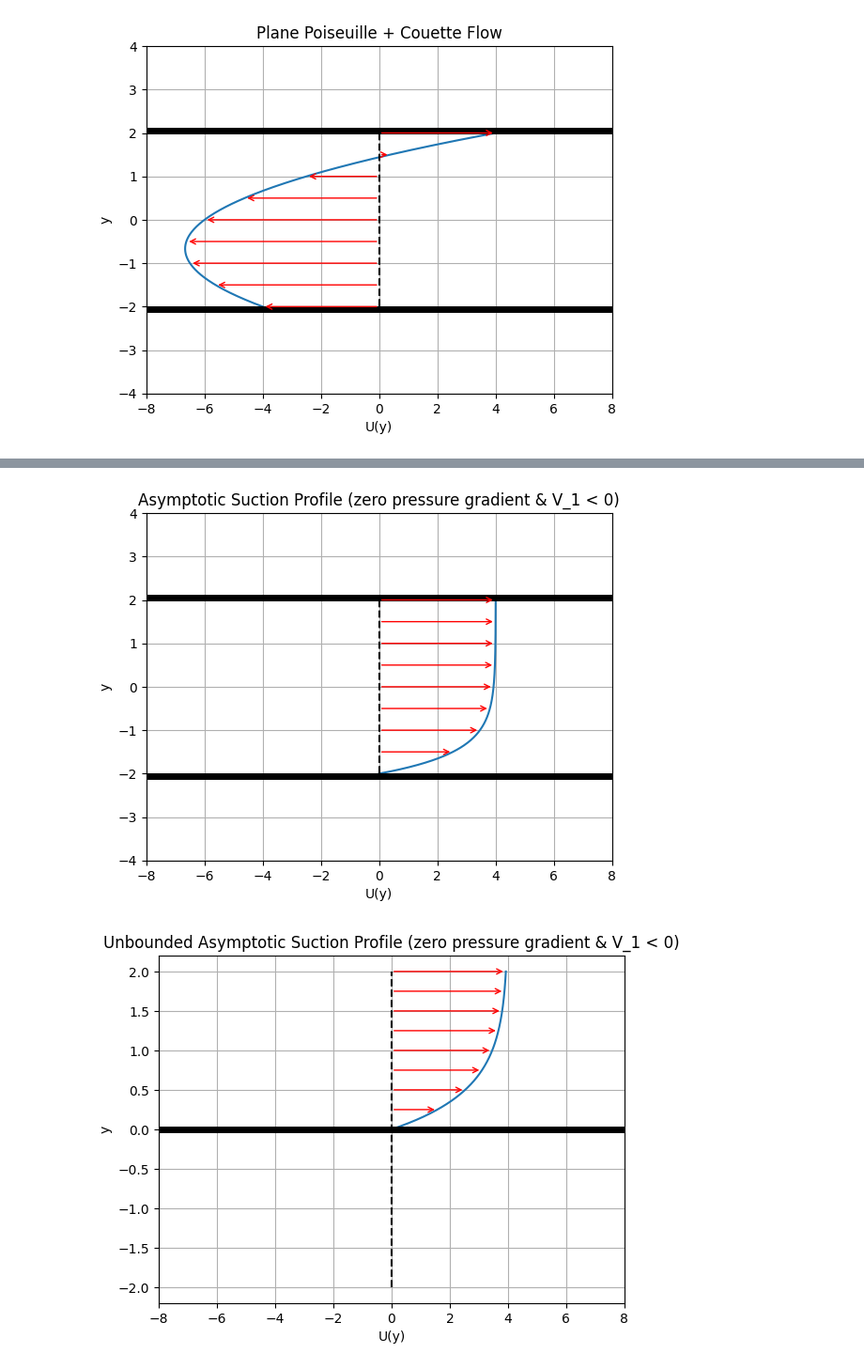
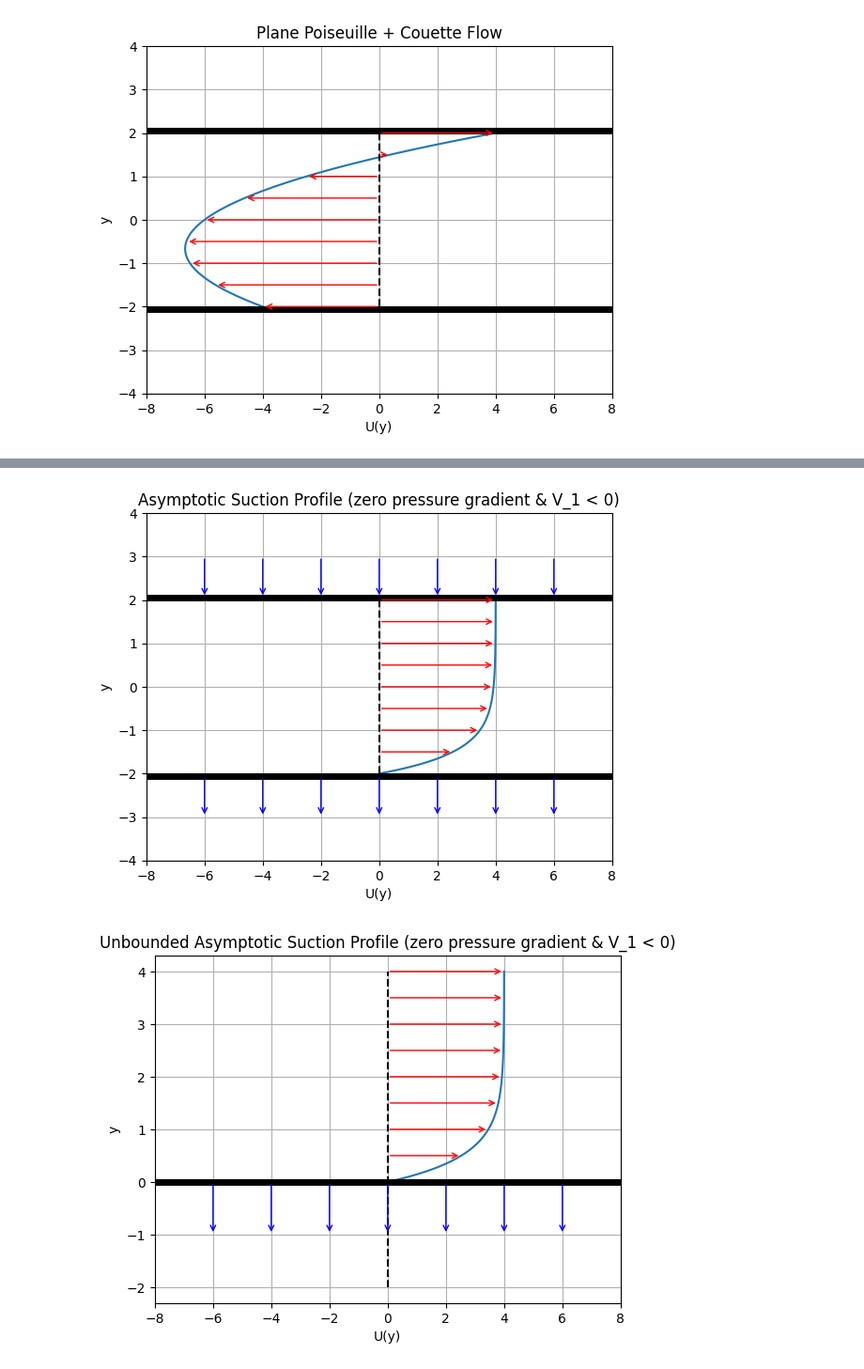
Before and after one commit to Alness5/Viscous-Fluid-Instability, a Jupyter notebook: channel_flows.ipynb, the cells around one changed output, grey strips where cells are left out. Shown at 94% size. Cells and saved outputs as stored; diff of their text form; code cells hidden in the pictures.

```diff
--- a/channel_flows.ipynb
+++ b/channel_flows.ipynb
@@ -59,12 +89,12 @@ plot_function(
 # %%
 V_1 = -2
-plot_function(
+plot_function2(
     lambda y: (V_2 / (2 * np.sinh(V_1 * L / nu))) * (np.exp(V_1 * y / nu) - np.exp(-V_1 * L / nu)),
     (-2, 2),
     title='Asymptotic Suction Profile (zero pressure gradient & V_1 < 0)'
 )
 # %% [output]
-[figure, old version]
+[figure, new version]
 # %%
 import numpy as np
 import matplotlib.pyplot as plt
@@ -78,8 +108,12 @@ def plot_unbounded_function(func, y_range, title):
         x_val = func(y_val)
         plt.annotate('', xy=(x_val, y_val), xytext=(0, y_val),
                      arrowprops=dict(arrowstyle="->", color='red'))
+    arrow_xs = np.linspace(-6, 6, 7)
+    for x0 in arrow_xs:
+        plt.annotate('', xy=(x0, -1), xytext=(x0, 0),
+                     arrowprops=dict(arrowstyle="->", color='blue', lw=1))
     plt.plot([-8, 8], [0, 0], linewidth=5, color='black')
-    plt.plot([0, 0], [-2, 2], 'k--')
+    plt.plot([0, 0], [-2, 4], 'k--')
     plt.xlim(-8, 8)
     plt.xlabel('U(y)')
     plt.ylabel('y')
@@ -89,9 +123,9 @@ def plot_unbounded_function(func, y_range, title):
 # %%
 U_inf = 4
 plot_unbounded_function(
     lambda y: U_inf * (1 - np.exp(V_1 * y / nu)),
-    (0, 2),
+    (0, 4),
     title='Unbounded Asymptotic Suction Profile (zero pressure gradient & V_1 < 0)'
 )
 # %% [output]
-[figure, old version]
+[figure, new version]
```
Also changed, not shown: parts of 2 cells of this notebook.
